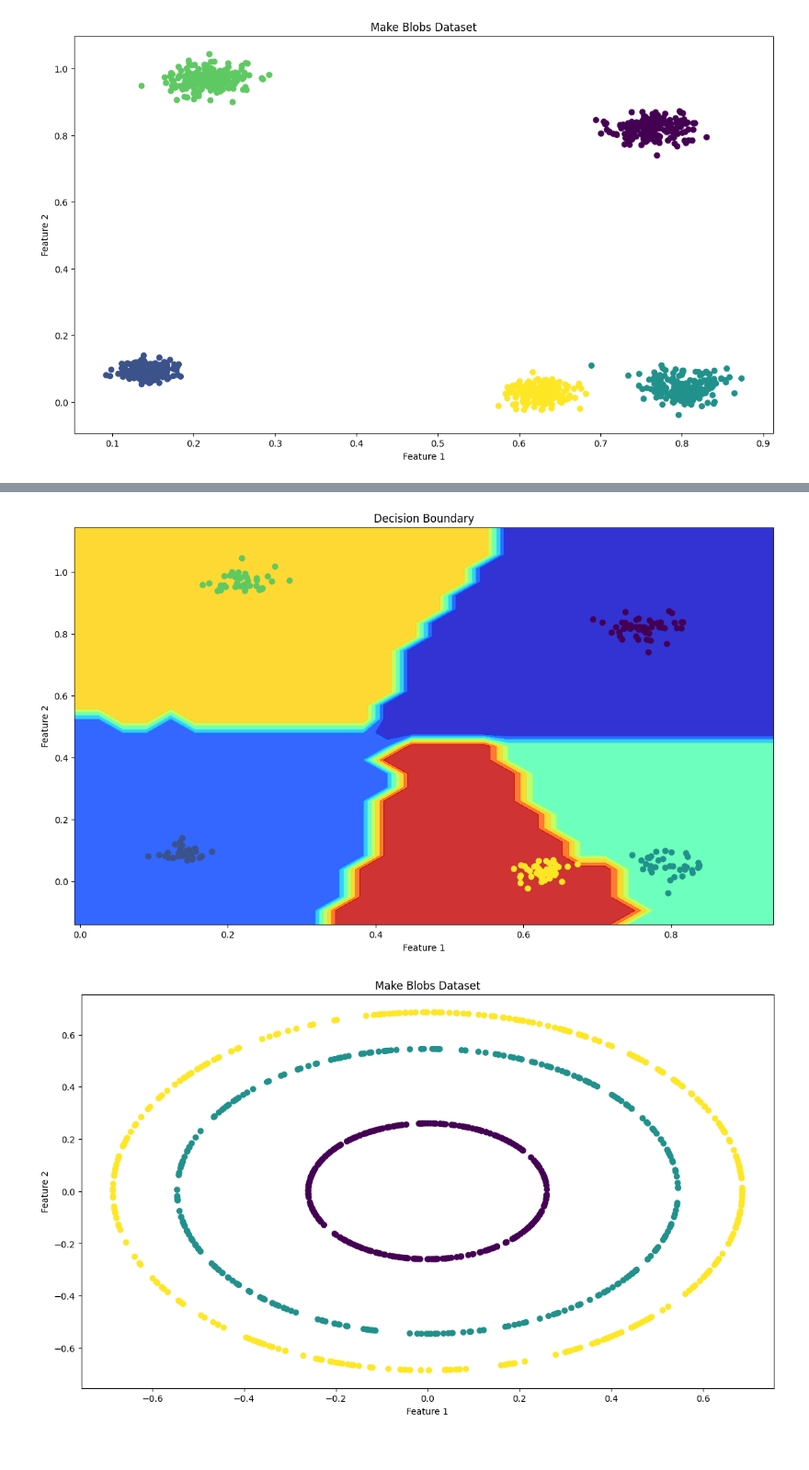
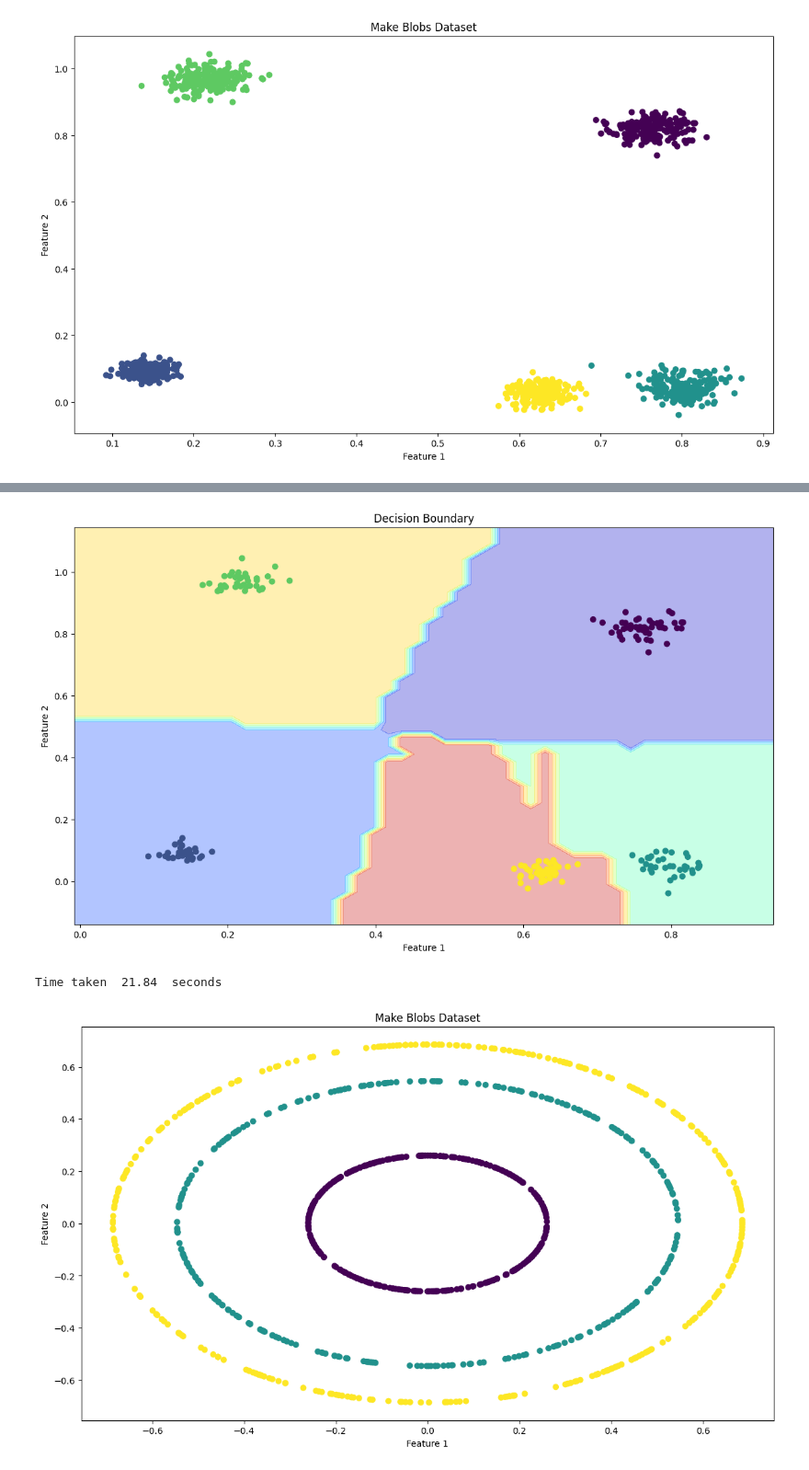
Before and after one commit to mehdi-aitaryane/approximate-nearest-neighbors-algorithm-with-triangle-inequality, a Jupyter notebook: Classification Example.ipynb, the cells around one changed output, grey strips where cells are left out. Shown at 92% size. Cells and saved outputs as stored; diff of their text form; code cells hidden in the pictures.

```diff
--- a/Classification Example.ipynb
+++ b/Classification Example.ipynb
@@ -59,10 +63,14 @@ Time taken  1.37  seconds
 # %%
+start = time.time()
 title = "Decision Boundary"
 xlabel = "Feature 1"
 ylabel = "Feature 2"
-plot_db_2d(ann, X_test, y_test, title, xlabel, ylabel, step=30)
+plot_db_2d(ann, X_test, y_test, title, xlabel, ylabel, step=50)
+end = time.time()
+print('Time taken ', np.round(end-start, 2),' seconds')
 # %% [output]
-[figure, old version]
+[figure, new version]
+Time taken  21.84  seconds
 # %%
 X, y = make_circles(n_samples=1000, n_features=2, n_circles=3, noise=0.0, balanced=True, random_state=74)
 # %%
```
Also changed, not shown: parts of 5 cells of this notebook, 1 other file.
